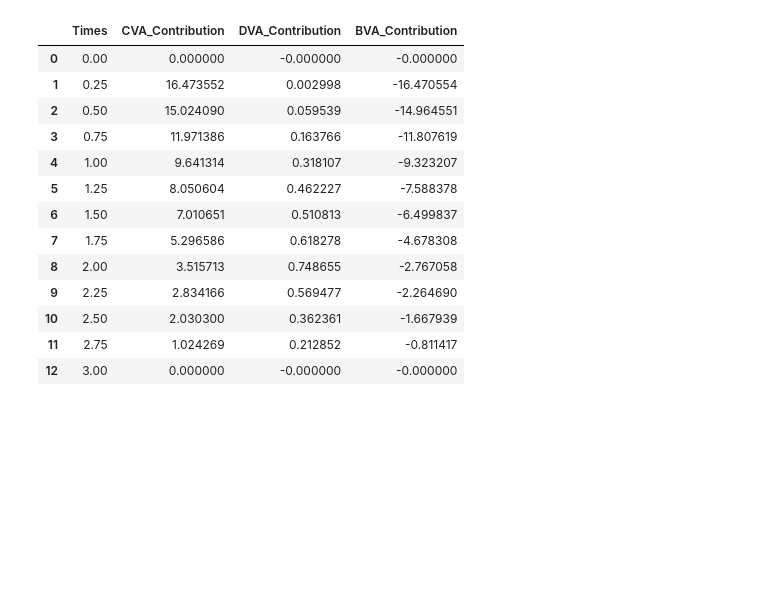
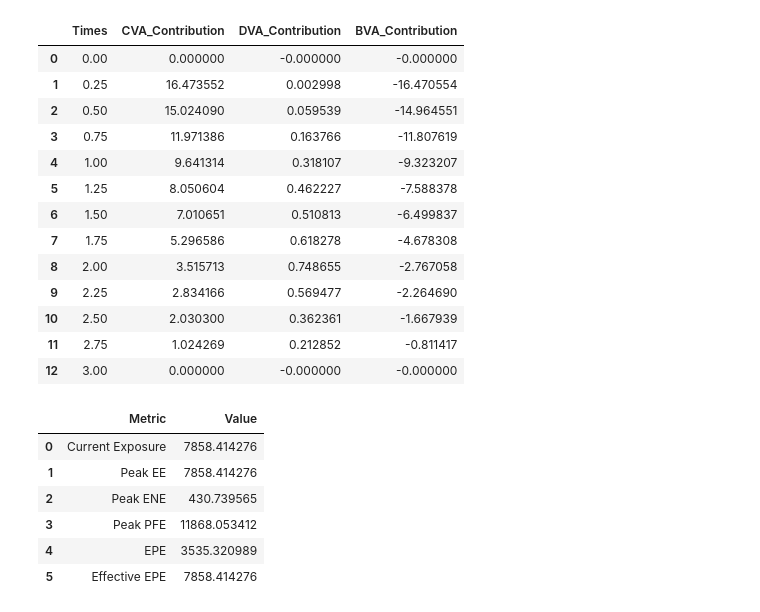
Before and after one commit to gorkemyencak/treasury-valuation-engine, a Jupyter notebook: notebooks/08_xva_framework.ipynb, the cells around one changed output. Cells and saved outputs as stored; diff of their text form; code cells hidden in the pictures; blank space fills up the shorter version.

Commit message:
stochastic exposure engine - part 4 - additional exposure metrics & full exposure report

```diff
--- a/notebooks/08_xva_framework.ipynb
+++ b/notebooks/08_xva_framework.ipynb
@@ -344,3 +344,19 @@ display(full_report_xva)
 | 10 | 2.50 | 2.030300 | 0.362361 | -1.667939 |
 | 11 | 2.75 | 1.024269 | 0.212852 | -0.811417 |
 | 12 | 3.00 | 0.000000 | -0.000000 | -0.000000 |
+# %%
+# full eposure report
+mc_engine.full_exposure_report(
+    swap = IR_swap,
+    percentile = 95,
+    n_paths = 250,
+    steps_per_year = 4
+)
+# %% [output]
+|  | Metric | Value |
+| 0 | Current Exposure | 7858.414276 |
+| 1 | Peak EE | 7858.414276 |
+| 2 | Peak ENE | 430.739565 |
+| 3 | Peak PFE | 11868.053412 |
+| 4 | EPE | 3535.320989 |
+| 5 | Effective EPE | 7858.414276 |
```
Also changed, not shown: 1 other file.
